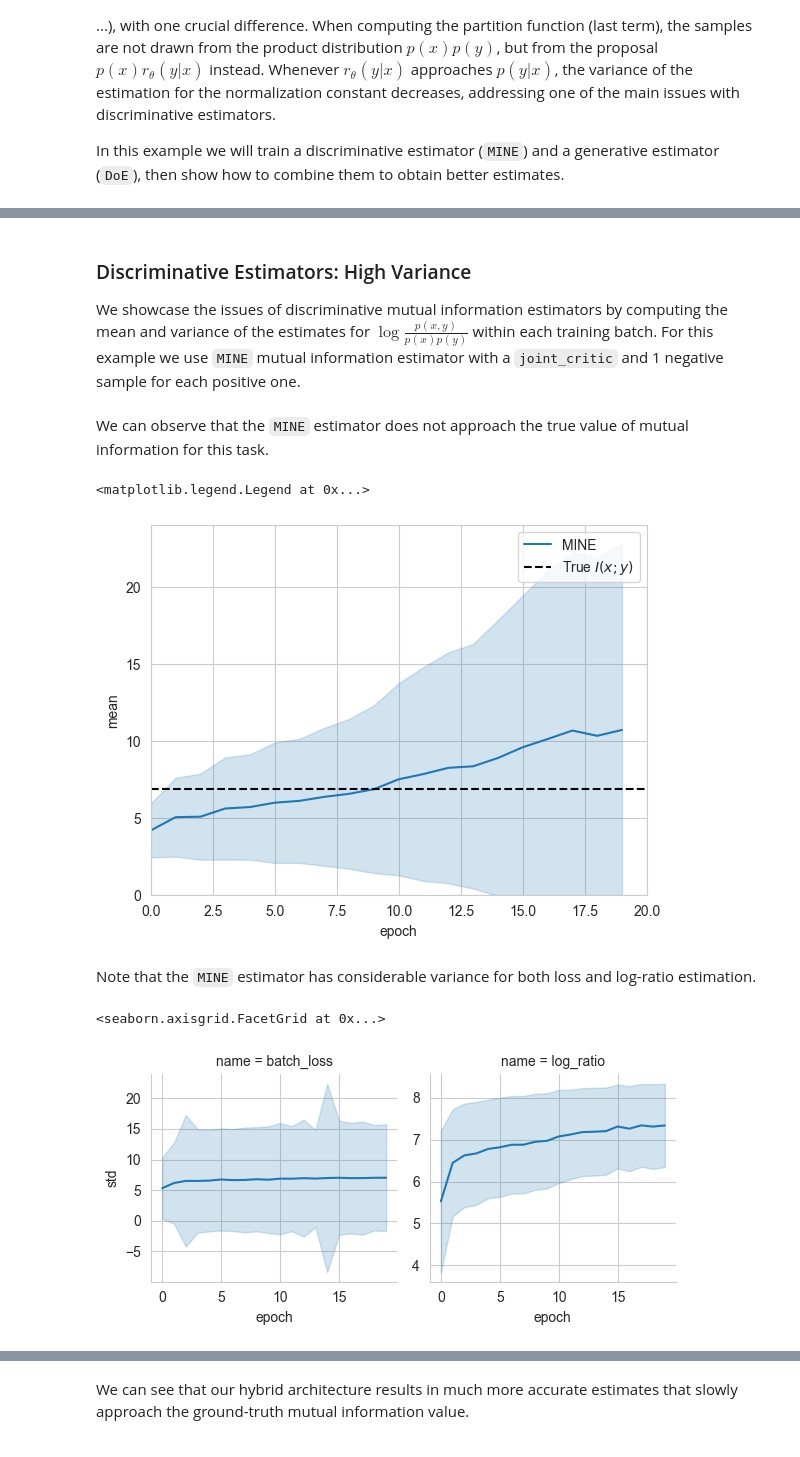
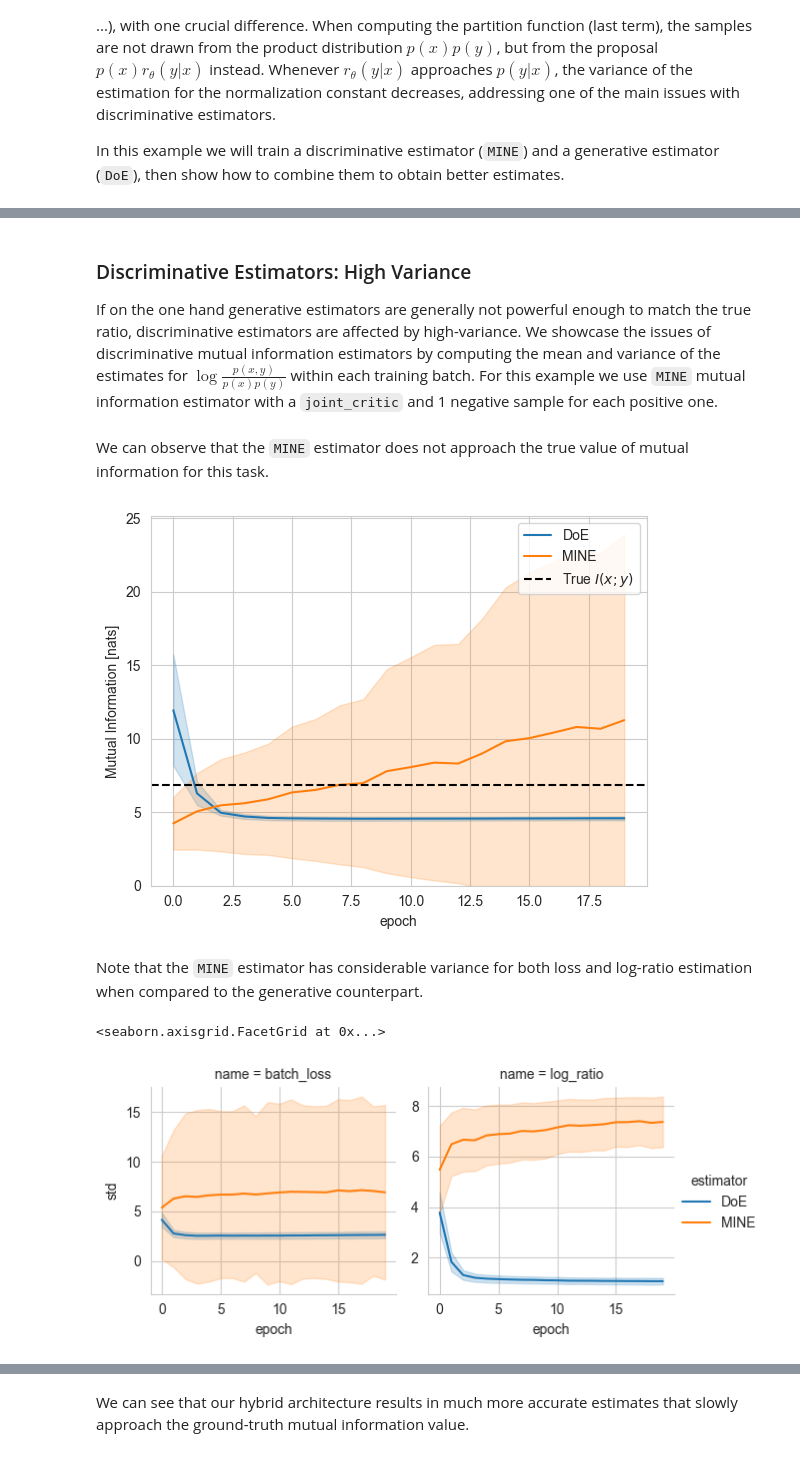
Before and after one commit to mfederici/torch-mist, a Jupyter notebook: docs/notebooks/hybrid.ipynb, the cells around one changed output, grey strips where cells are left out. Drawn from its saved outputs; the diff is of its cells as text; code cells hidden in the pictures.

```diff
--- a/docs/notebooks/hybrid.ipynb
+++ b/docs/notebooks/hybrid.ipynb
@@ -54,23 +108,19 @@ In this example we will train a discriminative estimator (`MINE`) and a generati
 # %% [markdown]
 ### Discriminative Estimators: High Variance
 
+If on the one hand generative estimators are generally not powerful enough to match the true ratio, discriminative estimators are affected by high-variance.
 We showcase the issues of discriminative mutual information estimators by computing the mean and variance of the estimates for $\log\frac{p(x,y)}{p(x)p(y)}$ within each training batch.
 For this example we use `MINE` mutual information estimator with a `joint_critic` and 1 negative sample for each positive one.
 # %%
 from torch_mist.estimators import mine
-from torch_mist.utils.logging import PandasLogger
-from torch_mist.utils.logging.metrics import compute_mean_std
 
-estimators = {
-    'MINE': mine(
-        x_dim=n_dim,
-        y_dim=n_dim,
-        hidden_dims=[256, 128],
-        neg_samples=1
-    )
-}
+estimators['MINE'] = mine(
+    x_dim=n_dim,
+    y_dim=n_dim,
+    hidden_dims=[256, 128],
+    neg_samples=1
+)
 
-# Define a custom logger that computes mean and standard deviation of the log_ratio and batch_loss methods
 logger = PandasLogger()
 
 with logger.logged_methods(
@@ -80,7 +130,7 @@ with logger.logged_methods(
         ('batch_loss', compute_mean_std)
     ]
 ):
-    log = train_mi_estimator(
+    mine_log = train_mi_estimator(
         estimator=estimators['MINE'],
         x=samples['x'],
         y=samples['y'],
@@ -88,23 +138,24 @@ with logger.logged_methods(
         **train_parameters
     )
 
-log['estimator'] = 'MINE'
+mine_log['estimator'] = 'MINE'
+log = pd.concat([log, mine_log])
 # %% [markdown]
 We can observe that the `MINE` estimator does not approach the true value of mutual information for this task.
 # %%
 sns.lineplot(log[log['name']=='log_ratio'], x='epoch', y='mean', hue='estimator', ci='sd')
 plt.axhline(y=true_mi, ls='--', color='k', label='True $I(x;y)$')
 plt.ylim(0,)
-plt.xlim(0,20)
-plt.legend()
+plt.ylabel('Mutual Information [nats]')
+plt.legend();
 # %% [output]
-<matplotlib.legend.Legend at 0x...>
-[figure, old version]
+[figure, new version]
 # %% [markdown]
-Note that the `MINE` estimator has considerable variance for both loss and log-ratio estimation.
+Note that the `MINE` estimator has considerable variance for both loss and log-ratio estimation when compared to the generative counterpart.
 # %%
-grid = sns.FacetGrid(log, col='name', sharey=False, sharex=True)
+grid = sns.FacetGrid(log, col='name', hue='estimator', sharey=False, sharex=True)
 grid.map(sns.lineplot, 'epoch', 'std', ci='sd')
+grid.add_legend()
 # %% [output]
 <seaborn.axisgrid.FacetGrid at 0x...>
-[figure, old version]
+[figure, new version]
```
Also changed, not shown: parts of 14 cells of this notebook.
